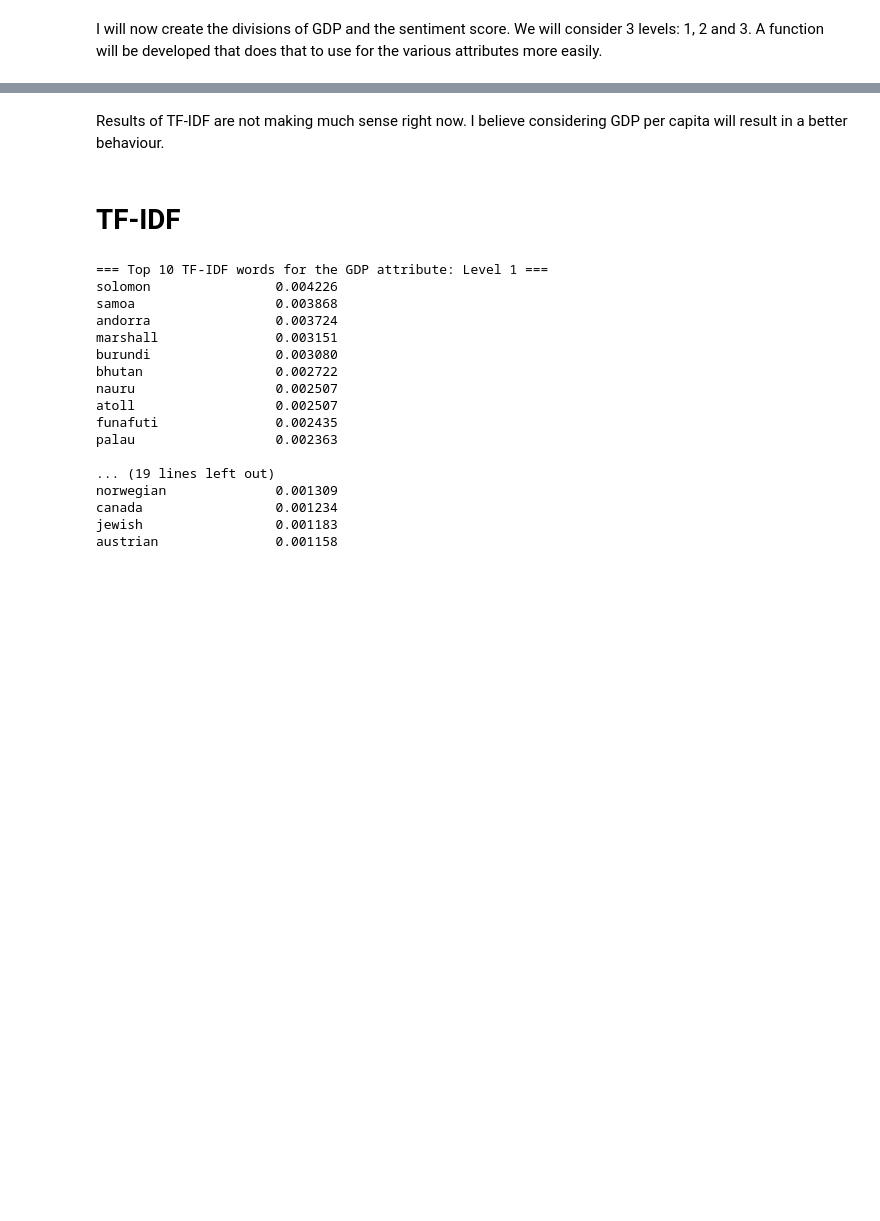
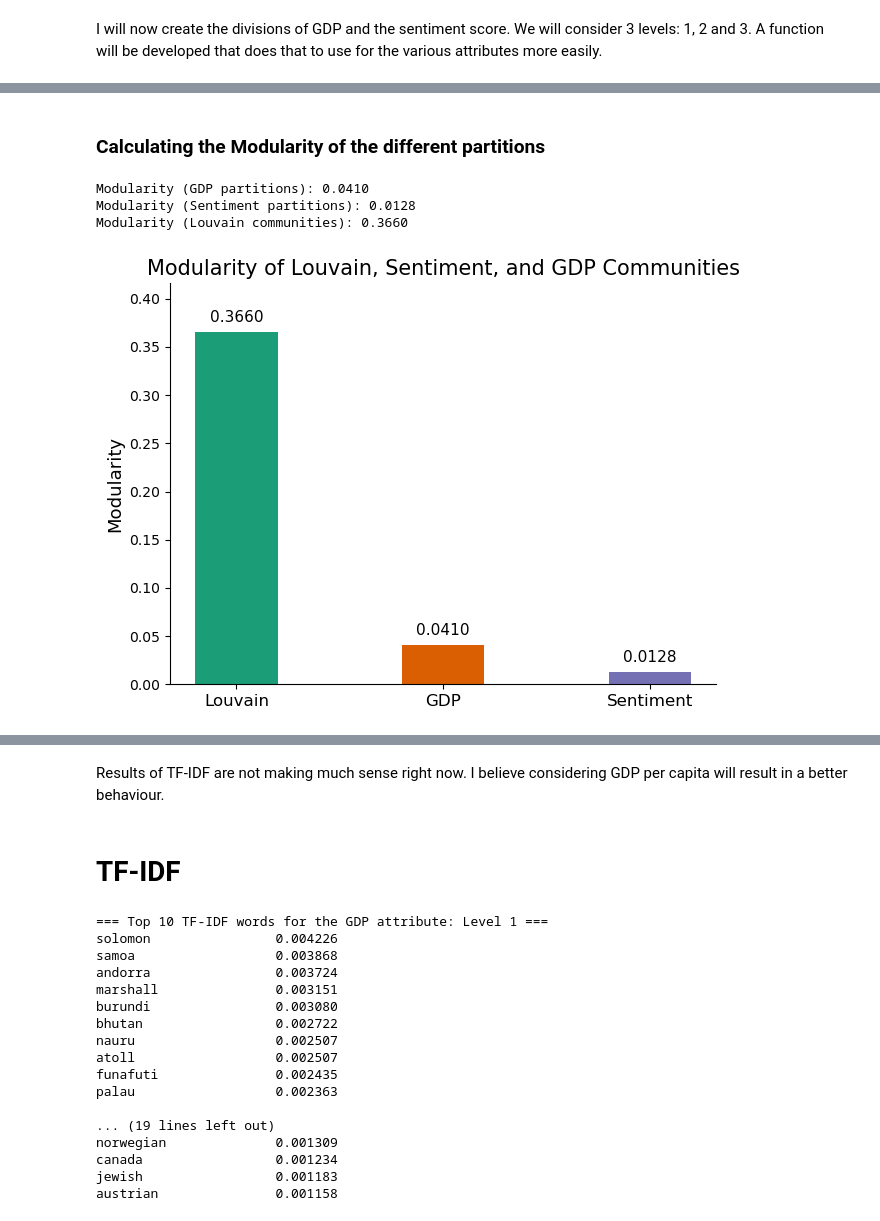
Before and after one commit to joaommata/WorldGraph, a Jupyter notebook: communities.ipynb, the cells around one changed output, grey strips where cells are left out. Saved outputs shown, nothing was run; the diff lists cells and outputs as text; code cells hidden in the pictures; blank space fills up the shorter version.

```diff
--- a/communities.ipynb
+++ b/communities.ipynb
@@ -268,0 +305,48 @@ print(len(gdp_partitions["Level_4"]))
+# %% [markdown]
+### Calculating the Modularity of the different partitions
+# %%
+# Calculate modularity for GDP partitions
+gdp_modularity = modularity(G, gdp_partitions.values())
+print(f"Modularity (GDP partitions): {gdp_modularity:.4f}")
+
+# Calculate modularity for sentiment partitions
+sentiment_modularity = modularity(G, sentiment_partitions.values())
+print(f"Modularity (Sentiment partitions): {sentiment_modularity:.4f}")
+
+# Calculate modularity for Louvain communities
+louvain_modularity = modularity(G, louvain_communities)
+print(f"Modularity (Louvain communities): {louvain_modularity:.4f}\n")
+
+# Plot the modularity values for comparison with improved colors
+labels = ['Louvain', 'GDP', 'Sentiment']
+modularity_values = [louvain_modularity, gdp_modularity, sentiment_modularity]
+x = np.arange(len(labels))
+width = 0.4
+
+# Use more distinct and colorblind-friendly colors
+bar_colors = ['#1b9e77', '#d95f02', '#7570b3']
+
+fig, ax = plt.subplots()
+bars = ax.bar(x, modularity_values, width, color=bar_colors, linewidth=1.2)
+ax.set_ylabel('Modularity', fontsize=13)
+ax.set_title('Modularity of Louvain, Sentiment, and GDP Communities', fontsize=15)
+ax.set_xticks(x)
+ax.set_xticklabels(labels, fontsize=12)
+ax.set_ylim(0, max(modularity_values) + 0.05)
+
+for bar in bars:
+    height = bar.get_height()
+    ax.annotate(f'{height:.4f}',
+                xy=(bar.get_x() + bar.get_width() / 2, height),
+                xytext=(0, 5),
+                textcoords="offset points",
+                ha='center', va='bottom', fontsize=11)
+
+sns.despine()
+plt.tight_layout()
+plt.show()
+# %% [output]
+Modularity (GDP partitions): 0.0410
+Modularity (Sentiment partitions): 0.0128
+Modularity (Louvain communities): 0.3660
+[figure, added]
```
Also changed, not shown: parts of 46 cells of this notebook.
